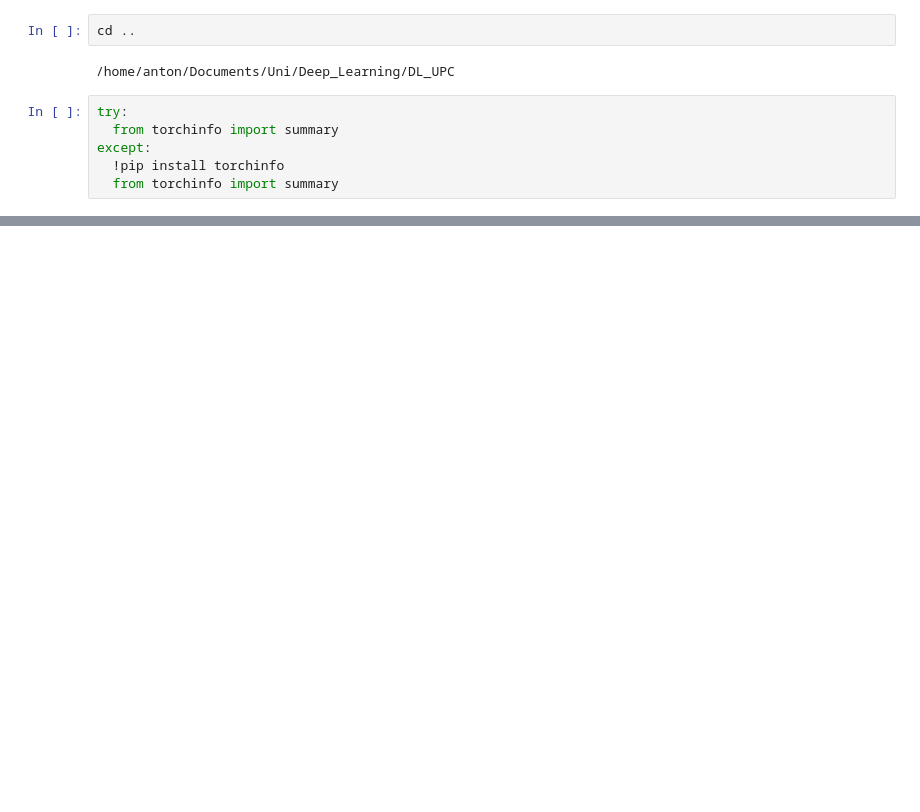
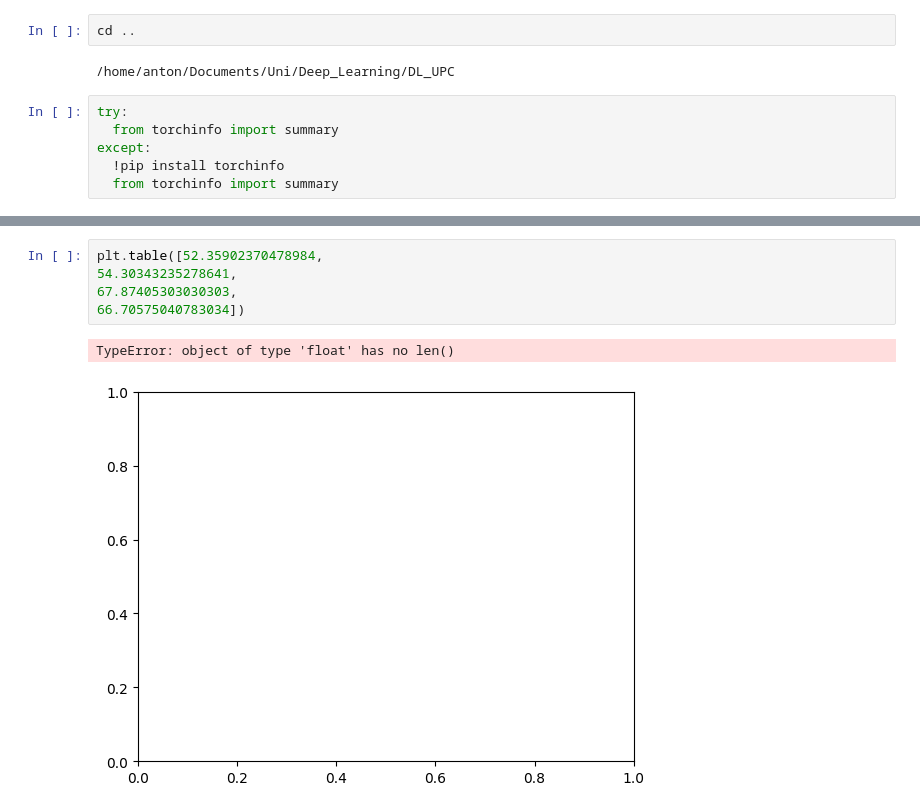
Before and after one commit to Anton123567/DL_UPC, a Jupyter notebook: results_all/Untitled1.ipynb, the cells around one changed output, grey strips where cells are left out. Drawn from its saved outputs; the diff is of its cells as text; blank space fills up the shorter version.

Commit message:
create_table

```diff
--- a/results_all/Untitled1.ipynb
+++ b/results_all/Untitled1.ipynb
@@ -80,0 +114,8 @@ Estimated Total Size (MB): 23.45
+# %%
+plt.table([52.35902370478984,
+54.30343235278641,
+67.87405303030303,
+66.70575040783034])
+# %% [output]
+TypeError: object of type 'float' has no len()
+[figure, added]
```
Also changed, not shown: parts of 7 cells of this notebook.
